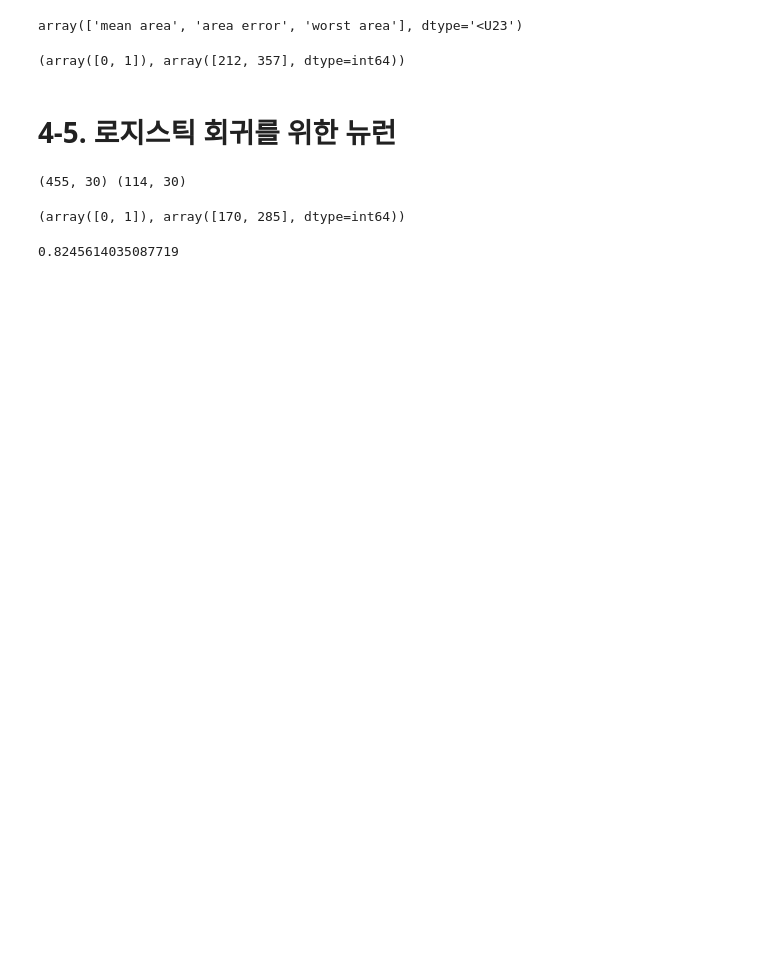
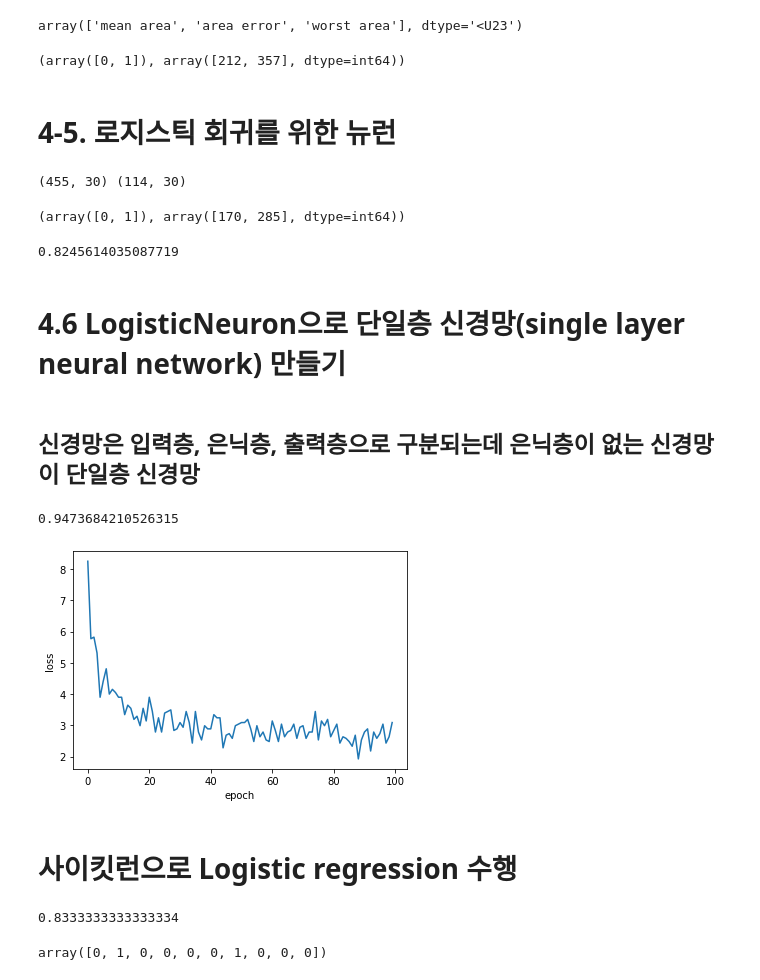
Before and after one commit to eedahye/UGRP_study, a Jupyter notebook: Do it! 딥러닝 입문 4장.ipynb, the cells around one changed output. Saved outputs shown, nothing was run; the diff lists cells and outputs as text; code cells hidden in the pictures; blank space fills up the shorter version.

```diff
--- a/Do it! 딥러닝 입문 4장.ipynb
+++ b/Do it! 딥러닝 입문 4장.ipynb
@@ -177,2 +179,6 @@ np.mean(neuron.predict(x_test)==y_test)
 # %% [output]
 0.8245614035087719
+# %% [markdown]
+# 4.6 LogisticNeuron으로 단일층 신경망(single layer neural network) 만들기
+# %% [markdown]
+## 신경망은 입력층, 은닉층, 출력층으로 구분되는데 은닉층이 없는 신경망이 단일층 신경망
@@ -178,0 +222,15 @@ np.mean(neuron.predict(x_test)==y_test)
+# %%
+layer=SingleLayer()
+layer.fit(x_train,y_train)
+layer.score(x_test,y_test)
+# %% [output]
+0.9473684210526315
+# %%
+plt.plot(layer.losses)
+plt.xlabel('epoch')
+plt.ylabel('loss')
+plt.show()
+# %% [output]
+[figure, added]
+# %% [markdown]
+# 사이킷런으로 Logistic regression 수행
@@ -178,0 +240,9 @@ np.mean(neuron.predict(x_test)==y_test)
+# %%
+sgd.fit(x_train,y_train)
+sgd.score(x_test,y_test)
+# %% [output]
+0.8333333333333334
+# %%
+sgd.predict(x_test[0:10])
+# %% [output]
+array([0, 1, 0, 0, 0, 0, 1, 0, 0, 0])
```
Also changed, not shown: parts of 5 cells of this notebook.
